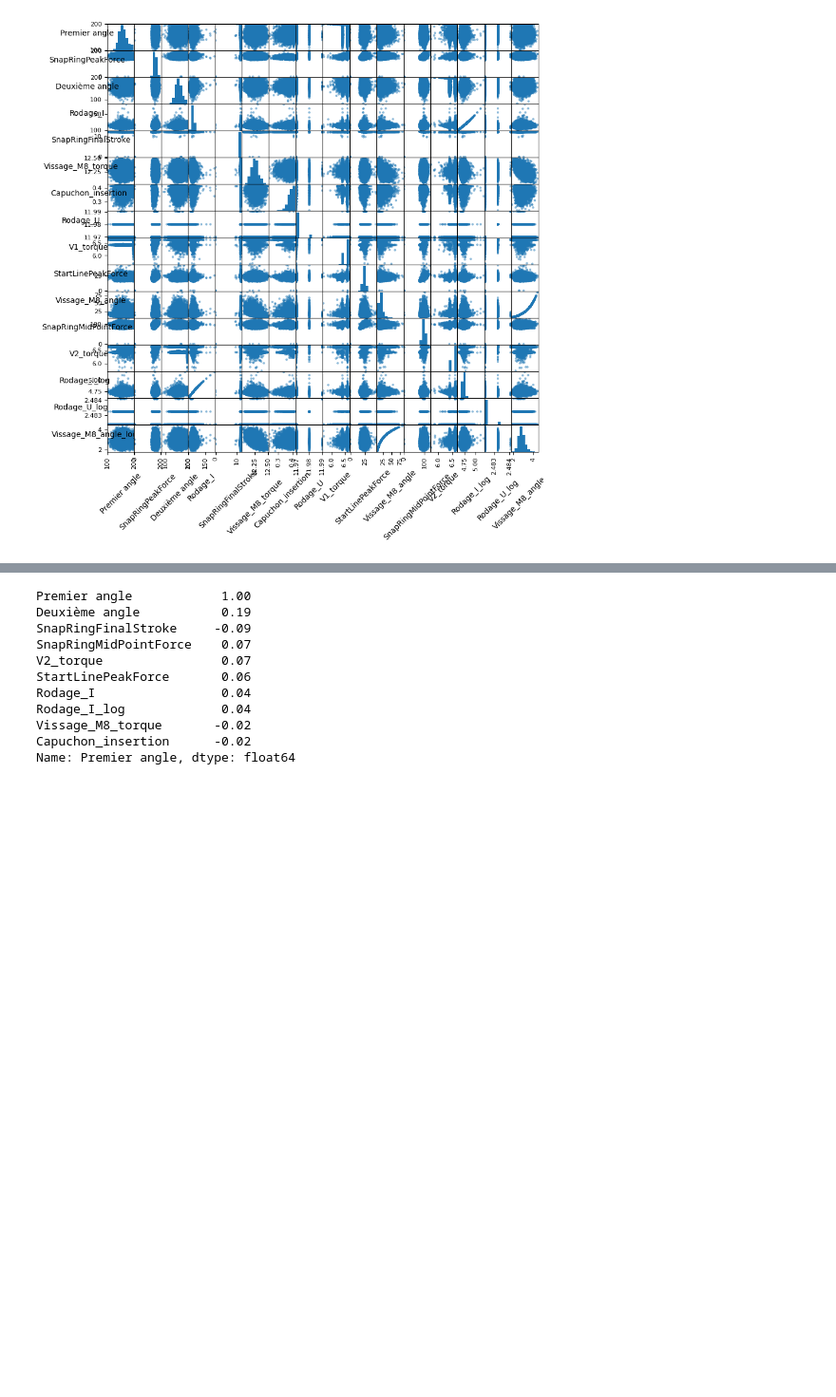
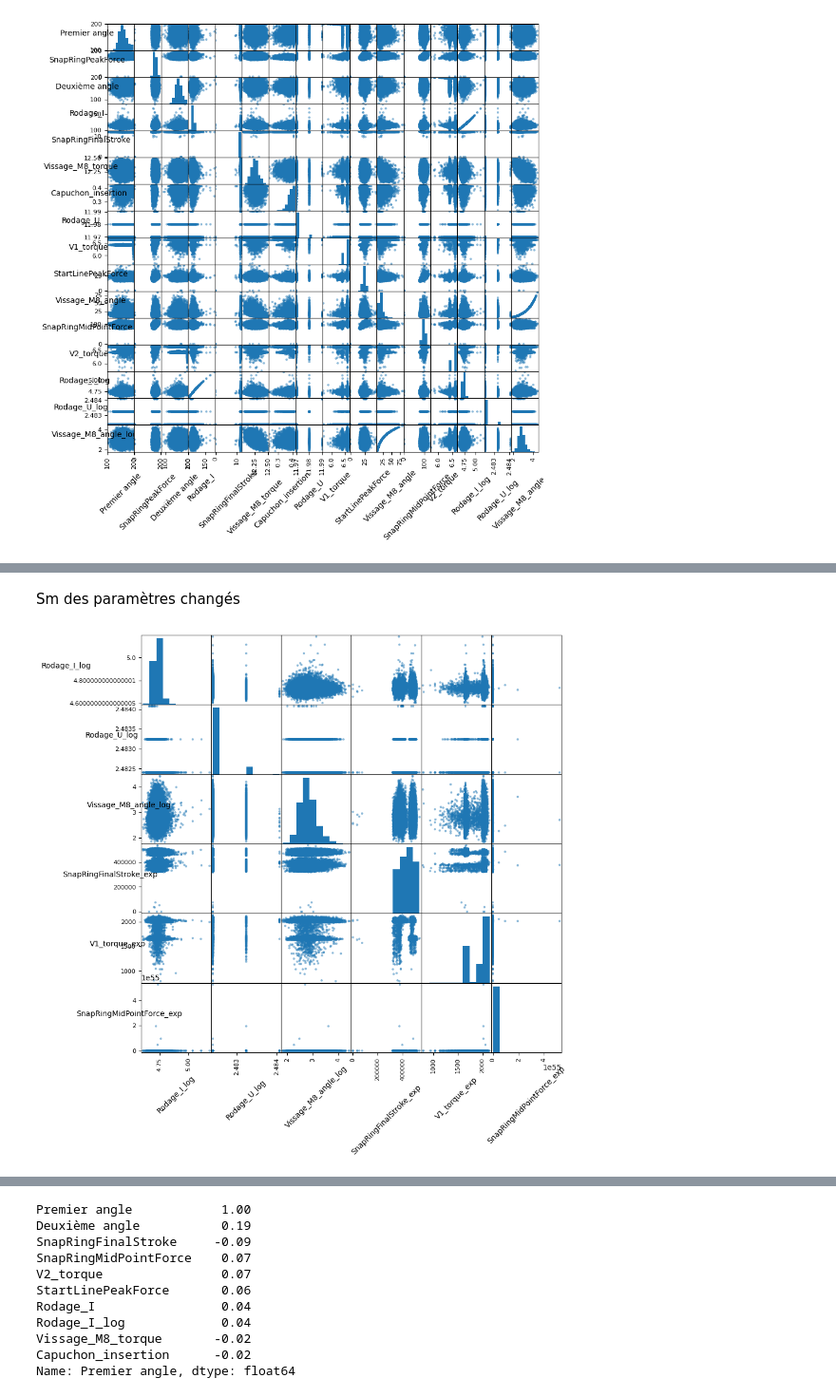
Before and after one commit to TonioHathos/AI_Valeo, a Jupyter notebook: Pre_processing_dataset_yudi.ipynb, the cells around one changed output, grey strips where cells are left out. Shown at 95% size. Cells and saved outputs as stored; diff of their text form; code cells hidden in the pictures; blank space fills up the shorter version.

```diff
--- a/Pre_processing_dataset_yudi.ipynb
+++ b/Pre_processing_dataset_yudi.ipynb
@@ -320,3 +332,5 @@ df_training_inputs[cols_transformed] = df_training_inputs[cols_to_transform].tra
+# %%
+cols_change_transf = ['Rodage_I_log','Rodage_U_log','Vissage_M8_angle_log','SnapRingFinalStroke_exp', 'V1_torque_exp','SnapRingMidPointForce_exp']
 # %%
 df_training_inputs_transf = df_training_inputs.copy()
 for feature in cols_to_transform:
@@ -336,3 +359,12 @@ plt.show()
+# %% [markdown]
+Sm des paramètres changés
+# %%
+sm = scatter_matrix(df_training_inputs[cols_change_transf],
+                   figsize=(10,10))
+visualization.rotate_labels(sm)
+plt.show()
+# %% [output]
+[figure, added]
 # %%
 ! wget https://raw.githubusercontent.com/andreaaraldo/machine-learning-for-networks/master/course_library/feature_engineering.py
 import feature_engineering
```
Also changed, not shown: parts of 11 cells of this notebook.
